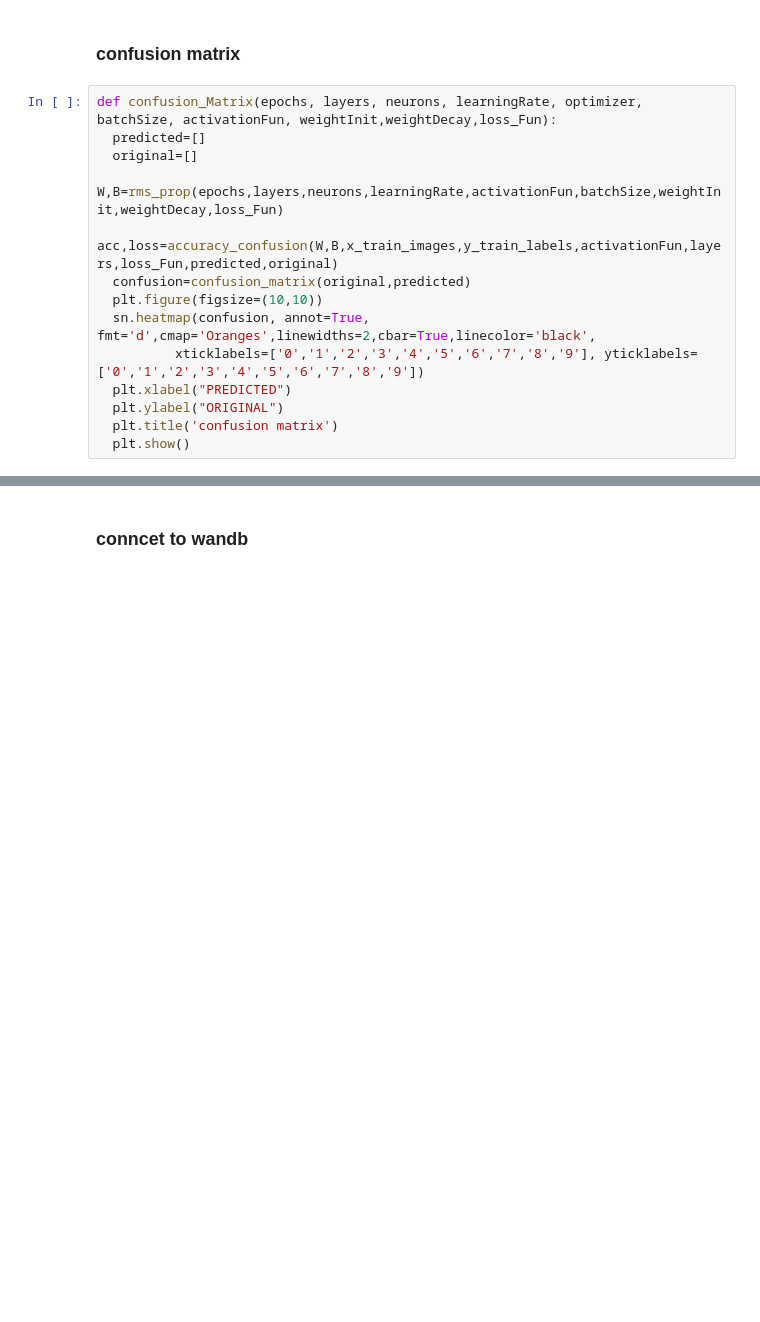
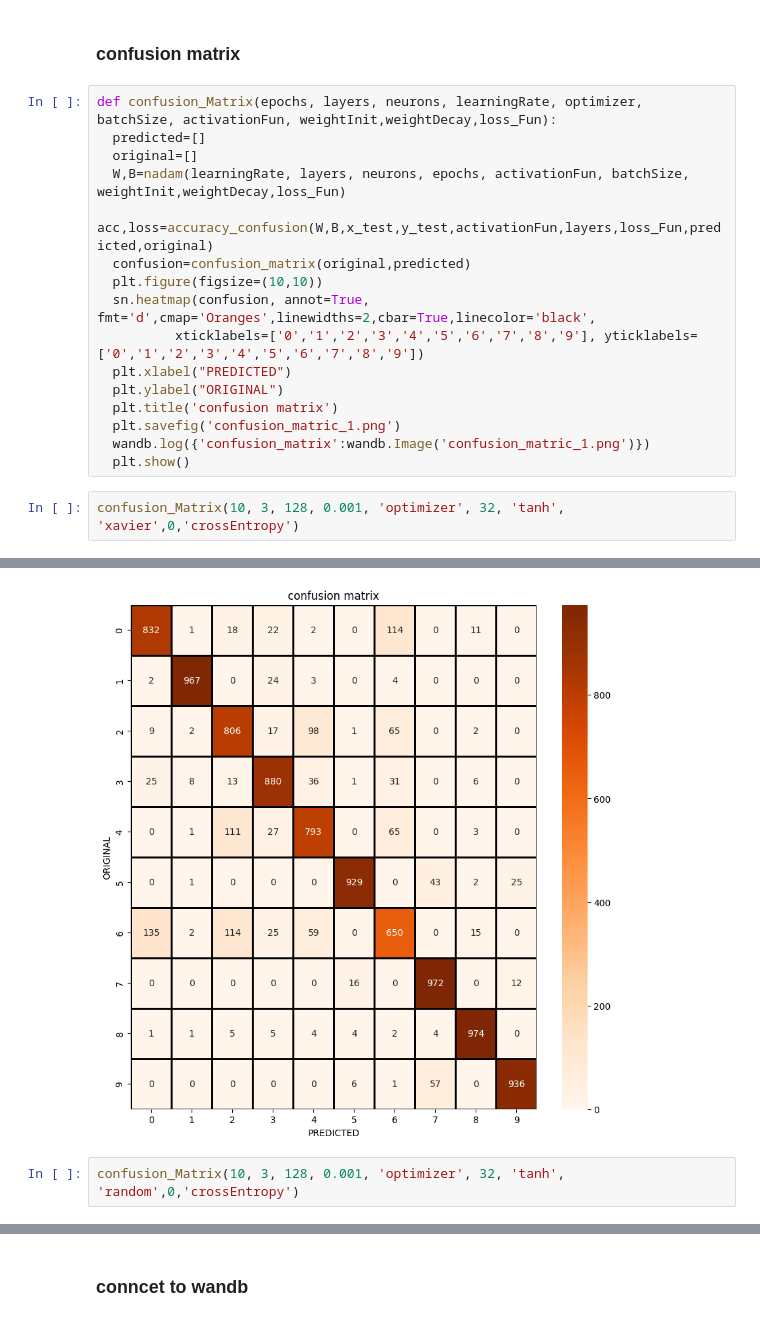
Before and after one commit to parthasarathi1234/DL_assignment_1, a Jupyter notebook: DL_assignment1.ipynb, the cells around one changed output, grey strips where cells are left out. Saved outputs shown, nothing was run; the diff lists cells and outputs as text; blank space fills up the shorter version.

```diff
--- a/DL_assignment1.ipynb
+++ b/DL_assignment1.ipynb
@@ -620,8 +565,8 @@ View run at https://wandb.ai/cs23m035/cs23m035_DL_Assignment1/runs/soan0ub8
 def confusion_Matrix(epochs, layers, neurons, learningRate, optimizer, batchSize, activationFun, weightInit,weightDecay,loss_Fun):
   predicted=[]
   original=[]
-  W,B=rms_prop(epochs,layers,neurons,learningRate,activationFun,batchSize,weightInit,weightDecay,loss_Fun)
-  acc,loss=accuracy_confusion(W,B,x_train_images,y_train_labels,activationFun,layers,loss_Fun,predicted,original)
+  W,B=nadam(learningRate, layers, neurons, epochs, activationFun, batchSize, weightInit,weightDecay,loss_Fun)
+  acc,loss=accuracy_confusion(W,B,x_test,y_test,activationFun,layers,loss_Fun,predicted,original)
   confusion=confusion_matrix(original,predicted)
   plt.figure(figsize=(10,10))
   sn.heatmap(confusion, annot=True, fmt='d',cmap='Oranges',linewidths=2,cbar=True,linecolor='black',
@@ -629,4 +574,9 @@ def confusion_Matrix(epochs, layers, neurons, learningRate, optimizer, batchSize
   plt.xlabel("PREDICTED")
   plt.ylabel("ORIGINAL")
   plt.title('confusion matrix')
+  plt.savefig('confusion_matric_1.png')
+  wandb.log({'confusion_matrix':wandb.Image('confusion_matric_1.png')})
   plt.show()
+# %%
+confusion_Matrix(10, 3, 128, 0.001, 'optimizer', 32, 'tanh', 'xavier',0,'crossEntropy')
+# %% [output]
@@ -632,0 +603,3 @@ def confusion_Matrix(epochs, layers, neurons, learningRate, optimizer, batchSize
+[figure, added]
+# %%
+confusion_Matrix(10, 3, 128, 0.001, 'optimizer', 32, 'tanh', 'random',0,'crossEntropy')
```
Also changed, not shown: parts of 24 cells of this notebook.
